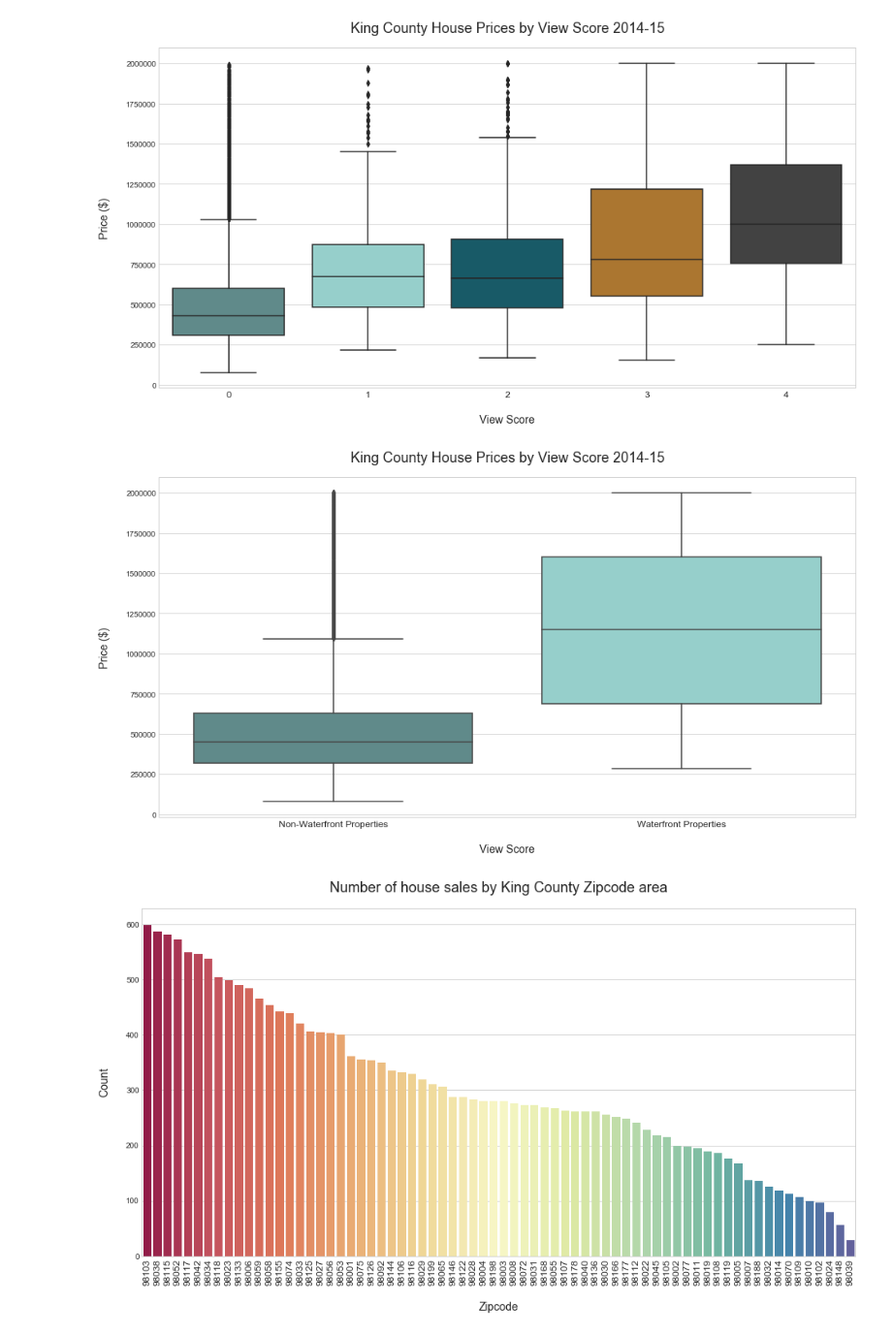
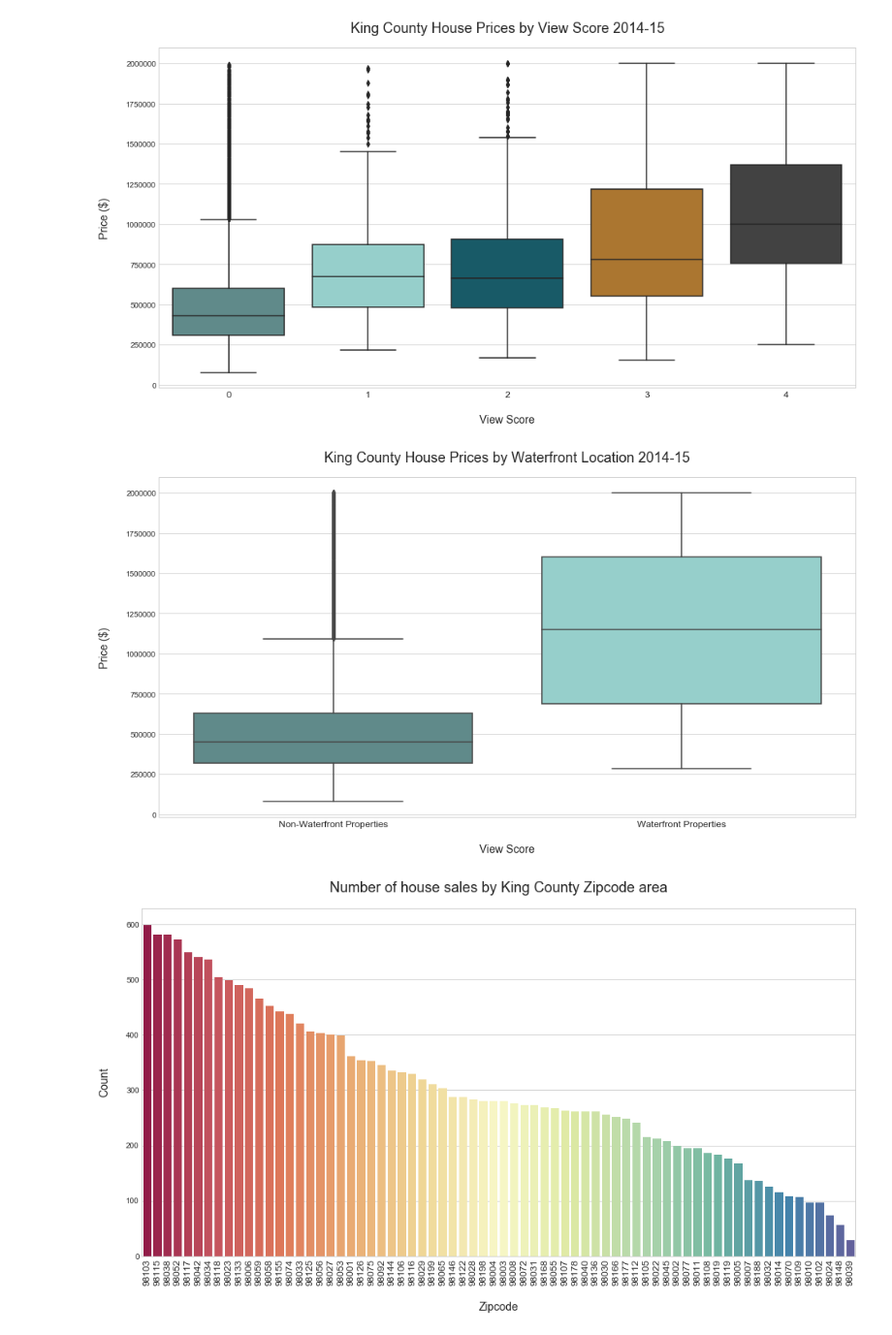
Before and after one commit to toopster/dsc-mod-2-project-v2-1-online-ds-sp-000, a Jupyter notebook: index.ipynb, the cells around one changed output. Shown at 97% size. Drawn from its saved outputs; the diff is of its cells as text; code cells hidden in the pictures.

```diff
--- a/index.ipynb
+++ b/index.ipynb
@@ -279,6 +279,7 @@ house_sales['date'] = pd.to_datetime(house_sales['date'])
 house_sales['waterfront'] = house_sales['waterfront'].fillna(0).astype(int)
 house_sales['view'] = house_sales['view'].fillna(0).astype(int)
 house_sales['yr_renovated'] = house_sales['yr_renovated'].fillna(0).astype(int)
+house_sales['zipcode'] = house_sales['zipcode'].astype(str)
 
 # Create additional field deriving the age of the property from the maximum sale date within the dataset
 house_sales['age'] = (house_sales['date'].max().year - house_sales['yr_built'])
@@ -394,23 +394,23 @@ plt.show();
 # %%
 # Create a boxplot to show how being on the waterfront effects house prices
 
 plt.figure(figsize=(16,8))
-plt.title('King County House Prices by View Score 2014-15', fontsize=18, pad=20)
+plt.title('King County House Prices by Waterfront Location 2014-15', fontsize=18, pad=20)
 waterfront_plt = sns.boxplot(
     x=house_sales['waterfront'],
     y=house_sales['price'],
     data=house_sales,
     width=0.8,
     palette=pres_palette
 )
 
 waterfront_plt.set_xlabel('View Score', fontsize=14, labelpad=20)
 waterfront_plt.set_ylabel('Price ($)', fontsize=14, labelpad=20)
 waterfront_plt.set_xticklabels(['Non-Waterfront Properties','Waterfront Properties'], fontsize=12)
 plt.xticks(fontsize=12)
 plt.show();
 # %% [output]
-[figure, old version]
+[figure, new version]
 # %%
 # Create new dataframe grouping the number of house sales by zipcode area
 
```
Also changed, not shown: parts of 28 cells of this notebook.
